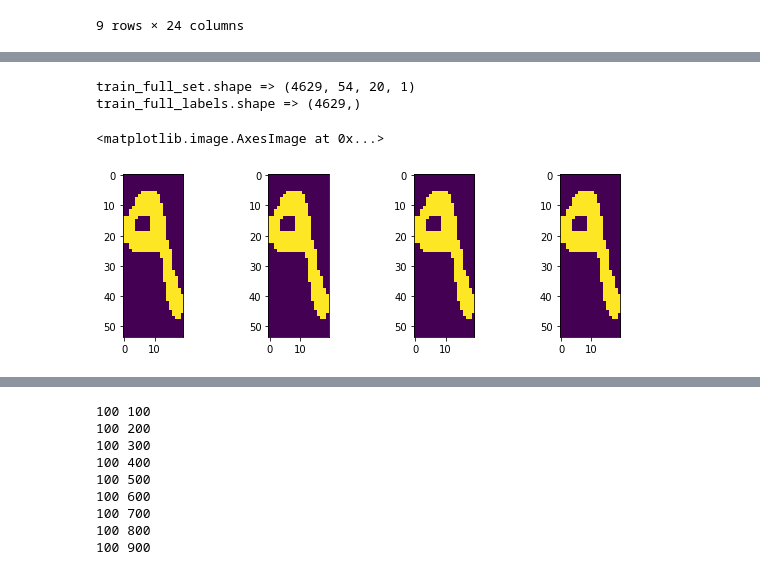
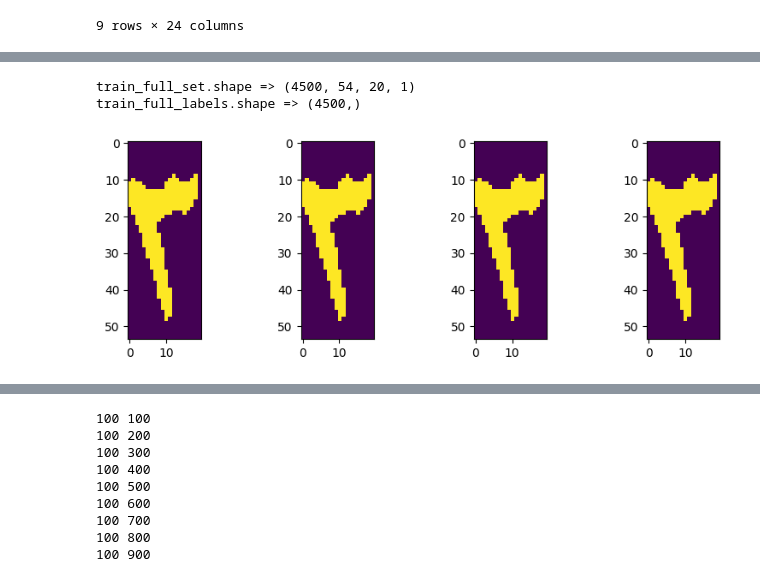
Before and after one commit to oforomar/Arabic_Numbers_DL, a Jupyter notebook: notebooks/arabic-numbers-mlp.ipynb, the cells around one changed output, grey strips where cells are left out. Cells and saved outputs as stored; diff of their text form; code cells hidden in the pictures.

```diff
--- a/notebooks/arabic-numbers-mlp.ipynb
+++ b/notebooks/arabic-numbers-mlp.ipynb
@@ -76,17 +75,17 @@ df.describe().T
 | width | 4629.0 | 37.099590 | 8.491328 | 14.00000 | 34.000000 | 39.000000 | 43.000000 | 78.000000 |
 | aspect ratio | 4629.0 | 0.346268 | 0.084521 | 0.10596 | 0.308943 | 0.362637 | 0.397959 | 0.735849 |
 # %%
-new_image_width = 40//2
-new_image_height = 108//2
-size = len(df)
-train_full_labels = df['label'].values
-train_full_set = np.empty((size, new_image_height, new_image_width, 1), dtype=np.float32)
-
-for idx, path in enumerate(df['image_path']):
-    img = cv2.imread(path, -1)
-    img = cv2.resize(img, (new_image_width, new_image_height), interpolation=cv2.INTER_NEAREST)
-    train_full_set[idx] = img.reshape(new_image_height, new_image_width, 1)
-
-
-print('train_full_set.shape =>', train_full_set.shape)
-print('train_full_labels.shape =>', train_full_labels.shape)
+#new_image_width = 40//2
+#new_image_height = 108//2
+#size = len(df)
+#train_full_labels = df['label'].values
+#train_full_set = np.empty((size, new_image_height, new_image_width, 1), dtype=np.float32)
+#
+#for idx, path in enumerate(df['image_path']):
+#    img = cv2.imread(path, -1)
+#    img = cv2.resize(img, (new_image_width, new_image_height), interpolation=cv2.INTER_NEAREST)
+#    train_full_set[idx] = img.reshape(new_image_height, new_image_width, 1)
+#
+#
+#print('train_full_set.shape =>', train_full_set.shape)
+#print('train_full_labels.shape =>', train_full_labels.shape)
@@ -95,0 +92,8 @@ train_full_labels.shape => (4629,)
+# %%
+train = []
+
+for i in range(1, 10):
+    train.append(df[df['label'] == i].sample(500, replace=True))
+
+traindf = pd.concat(train, axis=0, ignore_index=True)
+traindf
@@ -96,12 +114,12 @@ train_full_labels.shape => (4629,)
 # %%
 new_image_width = 40//2
 new_image_height = 108//2
-size = len(df)
+size = len(traindf)
 kernel = cv2.getStructuringElement(cv2.MORPH_ELLIPSE,(3,1))
-train_full_labels = df['label'].values
+train_full_labels = traindf['label'].values
 train_full_set = np.empty((size, new_image_height, new_image_width, 1), dtype=np.float32)
 
-for idx, path in enumerate(df['image_path']):
+for idx, path in enumerate(traindf['image_path']):
     img = cv2.imread(path, -1)
     img = cv2.resize(img, (new_image_width, new_image_height), interpolation=cv2.INTER_NEAREST)
 
@@ -114,22 +132,22 @@ for idx, path in enumerate(df['image_path']):
 print('train_full_set.shape =>', train_full_set.shape)
 print('train_full_labels.shape =>', train_full_labels.shape)
 # %% [output]
-train_full_set.shape => (4629, 54, 20, 1)
-train_full_labels.shape => (4629,)
+train_full_set.shape => (4500, 54, 20, 1)
+train_full_labels.shape => (4500,)
 # %%
 #kernel = np.ones((3,1),np.uint8)
 kernel = cv2.getStructuringElement(cv2.MORPH_ELLIPSE,(3,1))
 
-img = train_full_set[4619]
+img = train_full_set[1391]
 opening = cv2.morphologyEx(img, cv2.MORPH_OPEN, kernel)
 closing = cv2.morphologyEx(opening, cv2.MORPH_CLOSE, kernel)
 final = cv2.morphologyEx(closing, cv2.MORPH_OPEN, kernel)
 
 fig, ax = plt.subplots(1, 4, figsize=(10, 3))
 ax[0].imshow(img)
 ax[1].imshow(opening)
 ax[2].imshow(closing)
 ax[3].imshow(final)
+plt.show()
 # %% [output]
-<matplotlib.image.AxesImage at 0x...>
-[figure, old version]
+[figure, new version]
```
Also changed, not shown: parts of 14 cells of this notebook, 8 other files.
